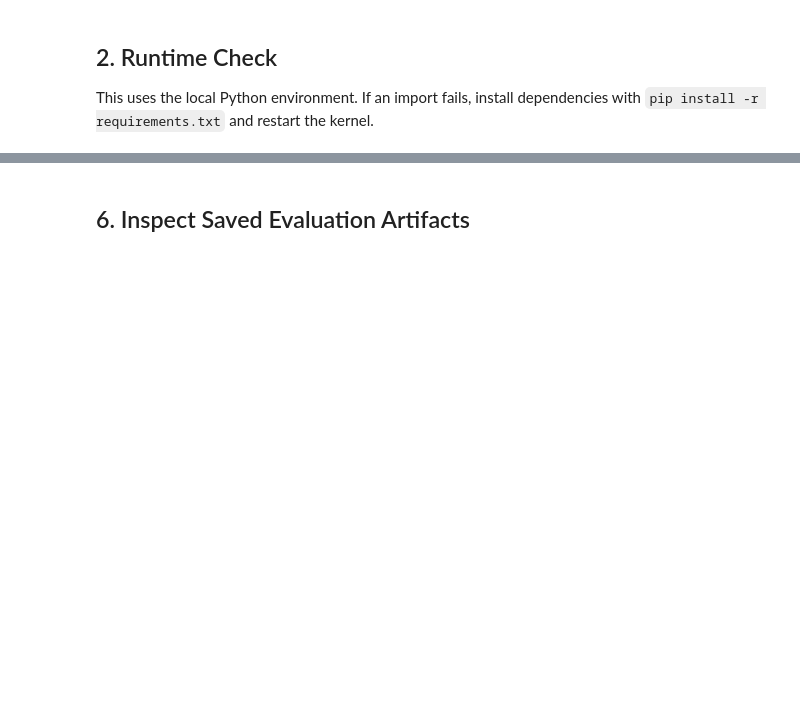
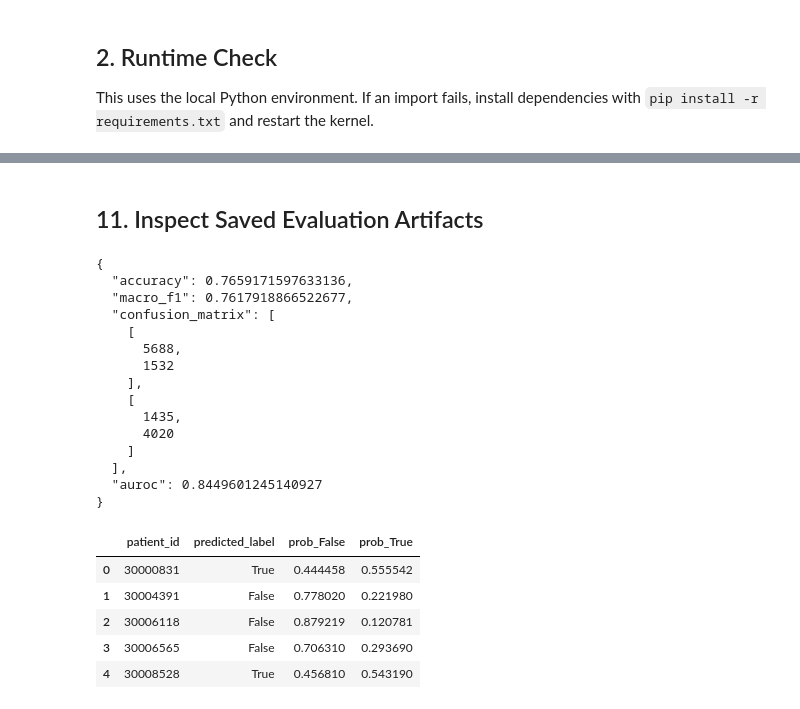
Before and after one commit to MichalWeisman/Interpretable-ViT-for-Timeseries, a Jupyter notebook: notebooks/local_mimic_hypotension_importance_values.ipynb, the cells around one changed output, grey strips where cells are left out. Cells and saved outputs as stored; diff of their text form; code cells hidden in the pictures; blank space fills up the shorter version.

```diff
--- a/notebooks/local_mimic_hypotension_importance_values.ipynb
+++ b/notebooks/local_mimic_hypotension_importance_values.ipynb
@@ -193,12 +495,34 @@ for heatmap in sorted(heatmap_dir.rglob('*.png')):
 # %% [markdown]
-## 6. Inspect Saved Evaluation Artifacts
+## 11. Inspect Saved Evaluation Artifacts
 # %%
 import json
 
-metrics_path = RUN_DIR / 'test_evaluation_metrics.json'
-predictions_path = RUN_DIR / 'test_predictions.csv'
+metrics_path = model.metrics_path(SPLIT)
+predictions_path = model.predictions_path(SPLIT)
 
 if metrics_path.exists():
     print(json.dumps(json.loads(metrics_path.read_text()), indent=2))
 if predictions_path.exists():
     display(pd.read_csv(predictions_path).head())
+# %% [output]
+{
+  "accuracy": 0.7659171597633136,
+  "macro_f1": 0.7617918866522677,
+  "confusion_matrix": [
+    [
+      5688,
+      1532
+    ],
+    [
+      1435,
+      4020
+    ]
+  ],
+  "auroc": 0.8449601245140927
+}
+|  | patient_id | predicted_label | prob_False | prob_True |
+| 0 | 30000831 | True | 0.444458 | 0.555542 |
+| 1 | 30004391 | False | 0.778020 | 0.221980 |
+| 2 | 30006118 | False | 0.879219 | 0.120781 |
+| 3 | 30006565 | False | 0.706310 | 0.293690 |
+| 4 | 30008528 | True | 0.456810 | 0.543190 |
```
Also changed, not shown: parts of 24 cells of this notebook, 21 other files.
